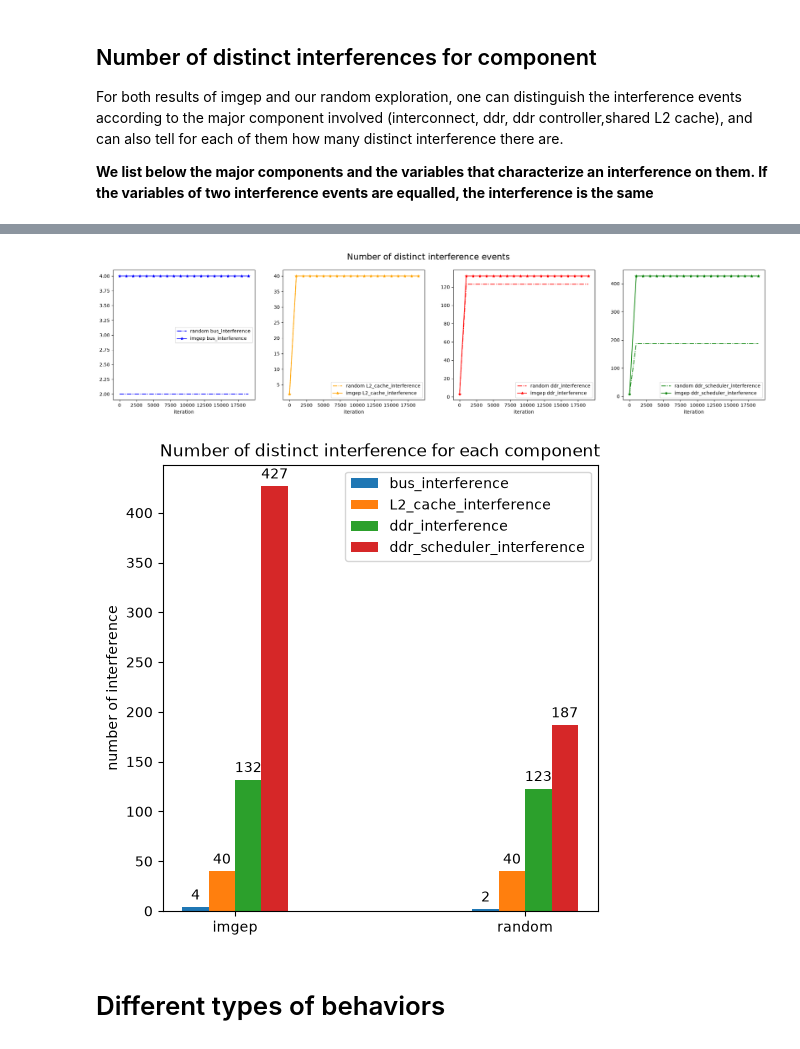
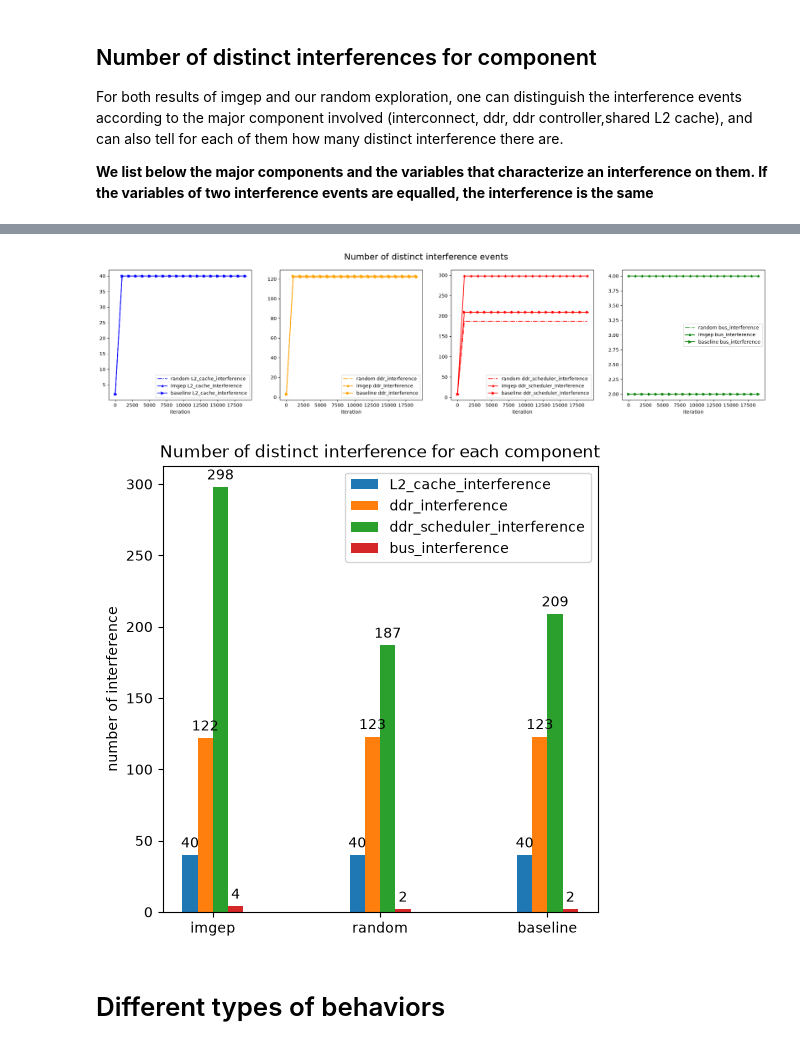
Before and after one commit to Ludoviccccc/Aixia_nouvelle_approche, a Jupyter notebook: analysis_imgep_if.ipynb, the cells around one changed output, grey strips where cells are left out. Drawn from its saved outputs; the diff is of its cells as text; code cells hidden in the pictures.

Commit message:
add baseline from mixing codes

```diff
--- a/analysis_imgep_if.ipynb
+++ b/analysis_imgep_if.ipynb
@@ -94,9 +94,11 @@ from sklearn.cluster import HDBSCAN
 #Load data
 folder = "results"
 N = 20000
-k=2
+k=1
 name_imgep = f'{folder}/imgep_detailled_if_N_{N}_k_{k}'
 name_random = f'{folder}/random_detailled_if_N_{N}'
+name_baseline = f'{folder}/baseline_detailled_if_N_{N}'
 content_imgep,name_imgep = load(name_imgep)
 content_random,name_random = load(name_random)
+content_baseline,name_baseline = load(name_baseline)
 # %% [output]
@@ -154,48 +157,53 @@ ddr_scheduler_interference Index(['bank', 'addr', 'req_type', 'scheduled_delay',
 # %%
-merge_distinct_counts_evolution = {'random':{},'imgep':{}}
+merge_distinct_counts_evolution = {'random':{},'imgep':{},'baseline':{}}
 history1 = History()
 history1._j = N
 history2 = History()
 history2._j = N
+history3 = History()
+history3._j = N
 history1.memory_observation = content_imgep['memory_observation']
 history2.memory_observation = content_random['memory_observation']
-for j,history in enumerate([history1,history2]):
+history3.memory_observation = content_baseline['memory_observation']
+for j,history in enumerate([history1,history2,history3]):
     for type_if in content_imgep['memory_observation'].keys():
-        merge_distinct_counts_evolution[['imgep','random'][j]][type_if] = [np.unique(history.as_tab(type_if)[:lim],axis=1).shape[1] for lim in range(1,N,1000)]
+        merge_distinct_counts_evolution[['imgep','random','baseline'][j]][type_if] = [np.unique(history.as_tab(type_if)[:lim],axis=1).shape[1] for lim in range(1,N,1000)]
 # %%
 colors = ['blue','orange','red','green','purple']
 fig,axs = plt.subplots(1,4,figsize=(25,5))
 for j,if_type in enumerate(merge_distinct_counts_evolution['random'].keys()):
     axs[j].plot(range(1,N,1000),merge_distinct_counts_evolution['random'][if_type],'-.',label='random '+if_type,color=colors[j])
     axs[j].plot(range(1,N,1000),merge_distinct_counts_evolution['imgep'][if_type],'-*',label='imgep '+if_type,color=colors[j])
+    axs[j].plot(range(1,N,1000),merge_distinct_counts_evolution['baseline'][if_type],'->',label='baseline '+if_type,color=colors[j])
     axs[j].legend()
     axs[j].set_xlabel('iteration')
 plt.suptitle('Number of distinct interference events',fontsize=18)
 plt.show()
 # %% [output]
-[figure, old version]
+[figure, new version]
 # %%
 merge_distinct_counts = {}
 for type_if in content_imgep['memory_observation'].keys():
     merge_distinct_counts[type_if] = (merge_distinct_counts_evolution['imgep'][type_if][-1],
-                                          merge_distinct_counts_evolution['random'][type_if][-1])
+                                          merge_distinct_counts_evolution['random'][type_if][-1],
+                                         merge_distinct_counts_evolution['baseline'][type_if][-1])
 
 
 fig, ax = plt.subplots(layout='constrained',figsize=(5,5))
 
-res = ax.grouped_bar(merge_distinct_counts, tick_labels=['imgep','random'], group_spacing=7)
+res = ax.grouped_bar(merge_distinct_counts, tick_labels=['imgep','random','baseline'], group_spacing=7)
 for container in res.bar_containers:
     ax.bar_label(container, padding=3)
 
 # Add some text for labels, title, etc.
 ax.set_ylabel('number of interference')
 ax.set_title('Number of distinct interference for each component')
 ax.legend(loc='upper right', ncols=1)
 #ax.set_ylim(0, 250)
 
 plt.show()
 # %% [output]
-[figure, old version]
+[figure, new version]
 # %% [markdown]
 # Different types of behaviors
 # %% [markdown]
```
Also changed, not shown: parts of 9 cells of this notebook, 2 other files.
